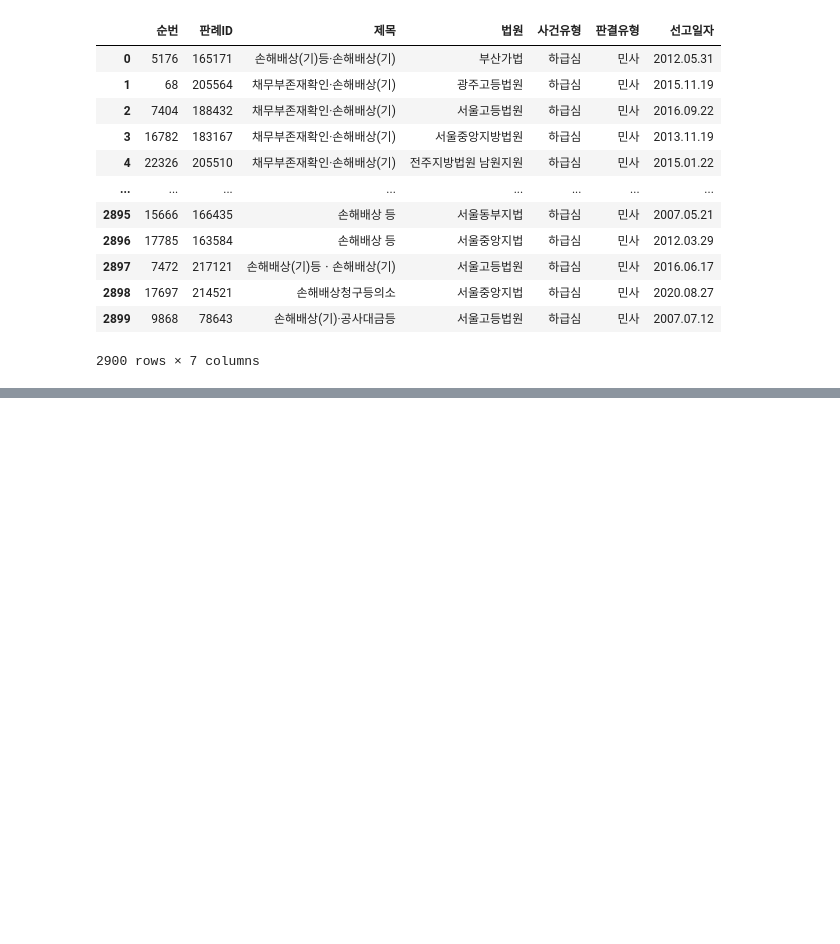
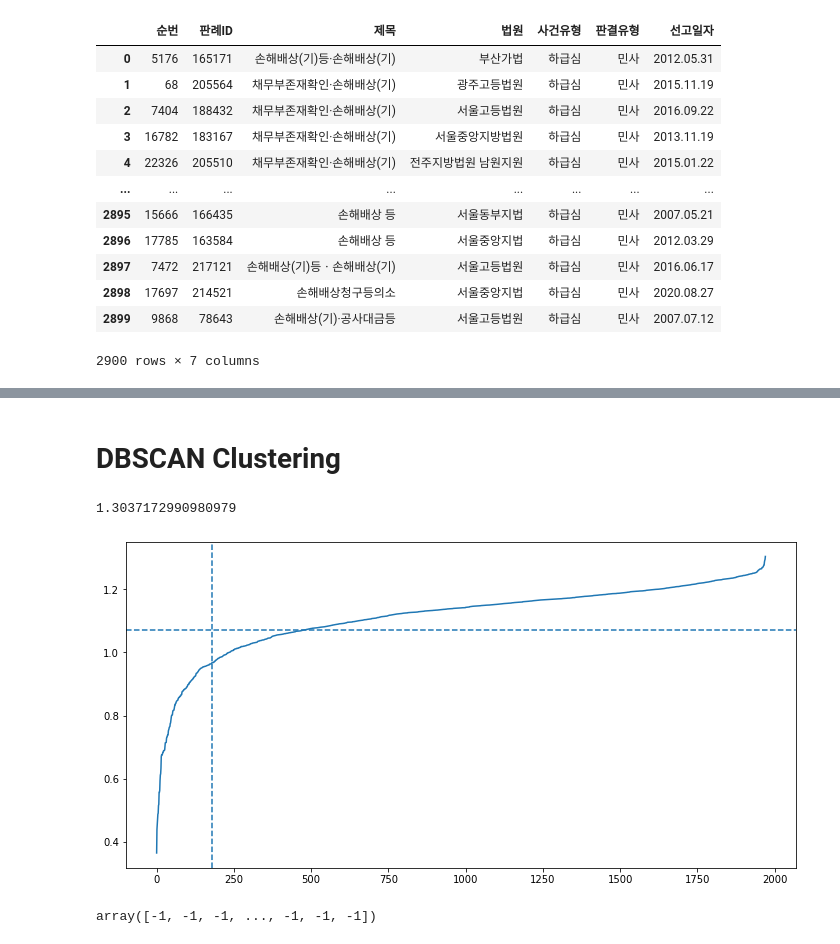
Before and after one commit to park1997/IndustrialSystemsEngineering_Project, a Jupyter notebook: 손해배상.ipynb, the cells around one changed output, grey strips where cells are left out. Cells and saved outputs as stored; diff of their text form; code cells hidden in the pictures; blank space fills up the shorter version.

Commit message:
손해배상_data

```diff
--- a/손해배상.ipynb
+++ b/손해배상.ipynb
@@ -162,0 +326,11 @@ info_하등법령_df
+# %%
+# 두번째 tokenizer(mecab)
+def tokenizer_2(raw_texts, pos=["Noun","Alpha","Verb","Number"], stop_words=list(stop_words_df.get("불용어"))):
+    nouns = []
+
+    for noun in tagger.nouns(raw_texts):
+        if noun not in stop_words and len(noun)>1:
+            nouns.append(noun)
+    return nouns
+
+tokenizer_2(posts[80])
@@ -162,0 +436,12 @@ info_하등법령_df
+# %%
+from sklearn.feature_extraction.text import TfidfVectorizer
+
+vectorize = TfidfVectorizer(
+    tokenizer = tokenizer_2, # 문장에 대한 tokenizer (위에 정의한 함수 이용)
+    min_df = 5,            # 단어가 출현하는 최소 문서의 개수
+    sublinear_tf = True,    # tf값에 1+log(tf)를 적용하여 tf값이 무한정 커지는 것을 막음
+    stop_words = list(stop_words_df.get("불용어"))
+)
+
+X2 = vectorize.fit_transform(posts)
+pd.DataFrame(X2.toarray())
@@ -162,0 +521,23 @@ info_하등법령_df
+# %% [markdown]
+# DBSCAN Clustering
+# %%
+neigh = NearestNeighbors(n_neighbors=5)
+neigh.fit(X2)
+distances, indices = neigh.kneighbors(X2)
+plt.figure(figsize=(12, 6))
+plt.plot(np.sort(distances[:, 4]))
+plt.axvline(178, 0, 2, ls='--')
+plt.axhline(1.07, 0, 200, ls='--')
+print(np.sort(distances[:, 4])[1970])
+# %% [output]
+1.3037172990980979
+[figure, added]
+# %%
+# dbscan = DBSCAN(eps = 0.5, min_samples=5)
+ss = StandardScaler()
+scaled_df = pd.DataFrame(ss.fit_transform(tfidf_df))
+dbscan = DBSCAN(eps = 0.1)
+dbscan_cluster = dbscan.fit_predict(scaled_df)
+dbscan_cluster
+# %% [output]
+array([-1, -1, -1, ..., -1, -1, -1])
```
Also changed, not shown: parts of 34 cells of this notebook, 1 other file.
